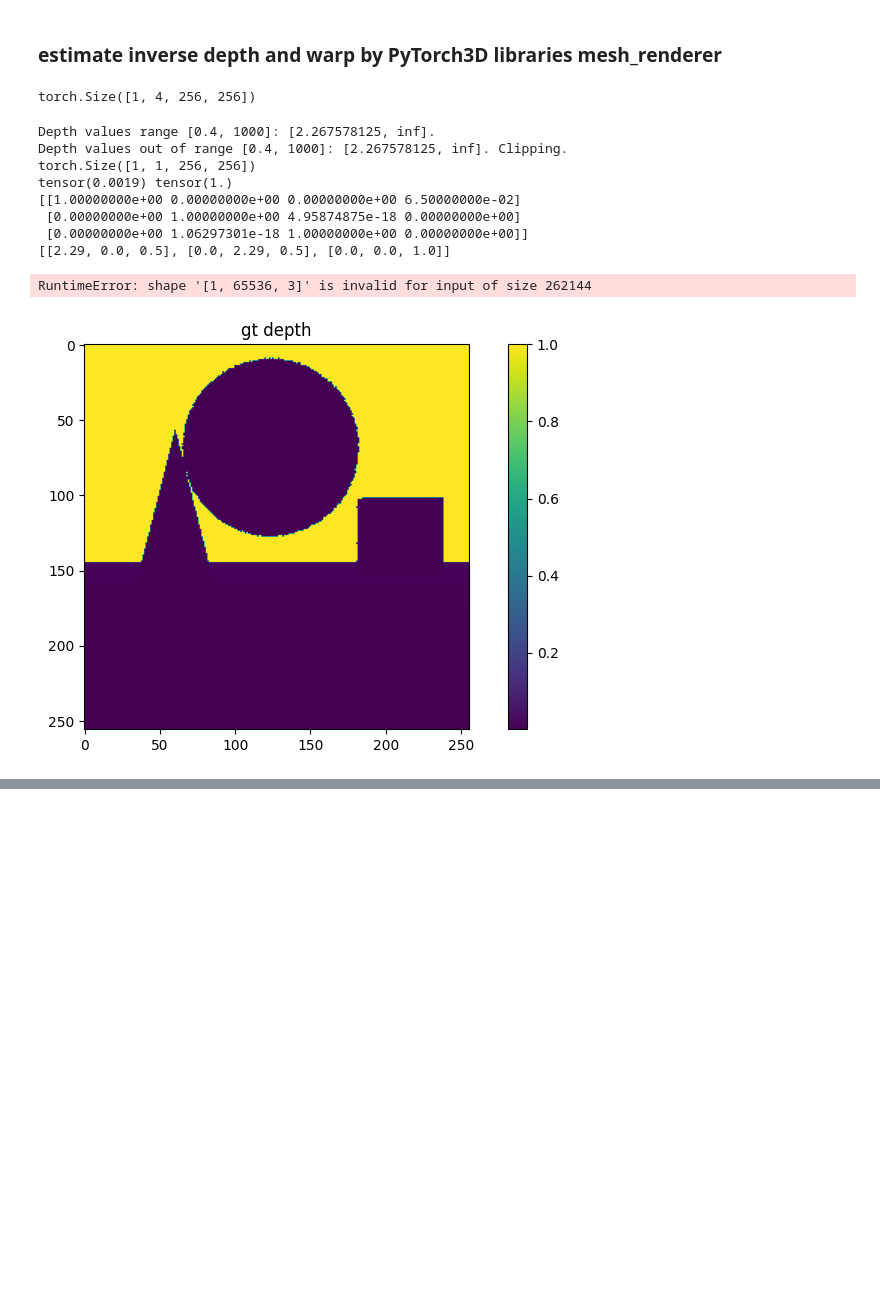
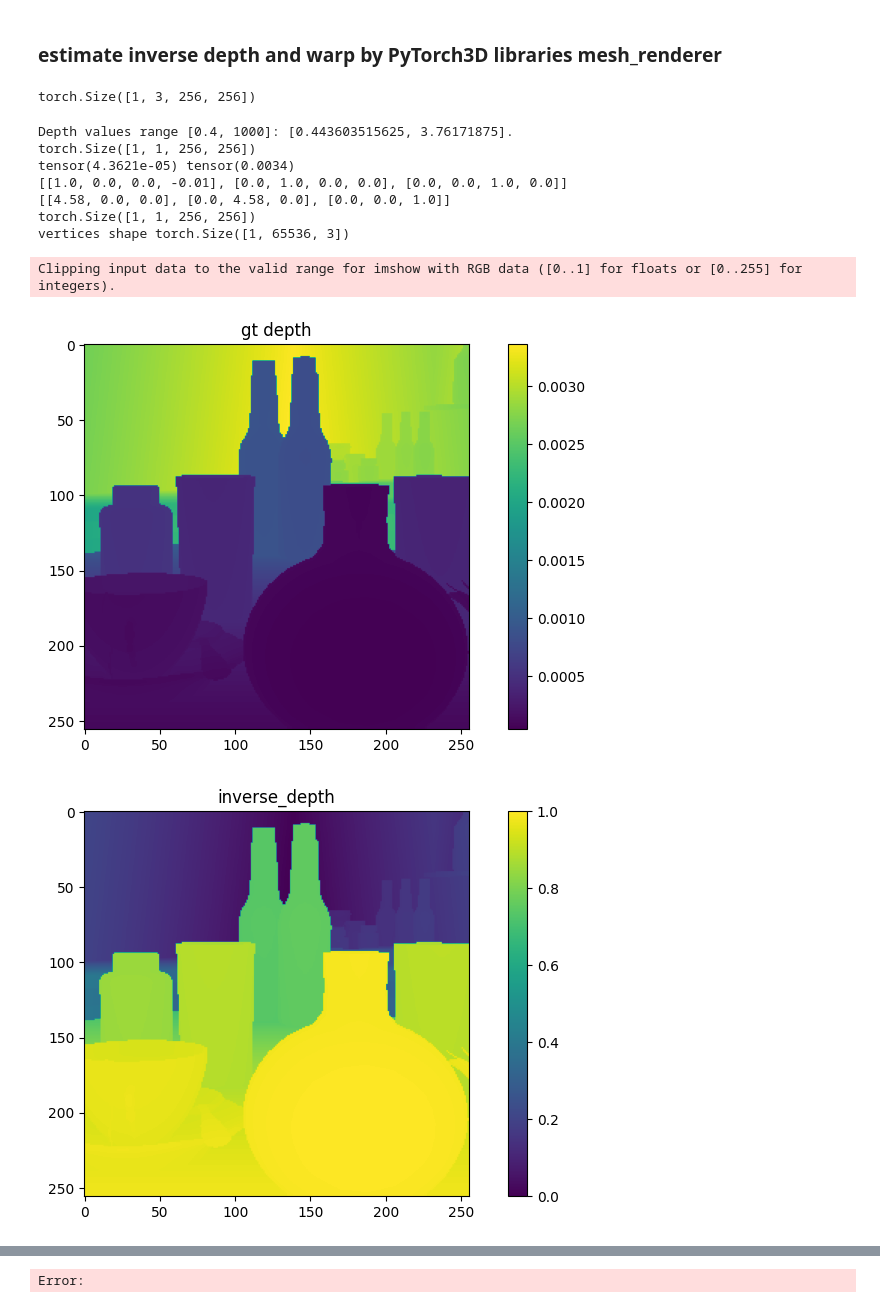
Before and after one commit to yagarin10-max/invdepth, a Jupyter notebook: src/warp_from_mesh.ipynb, the cells around one changed output, grey strips where cells are left out. Drawn from its saved outputs; the diff is of its cells as text; code cells hidden in the pictures; blank space fills up the shorter version.

Commit message:
update params

```diff
--- a/src/warp_from_mesh.ipynb
+++ b/src/warp_from_mesh.ipynb
@@ -400,7 +411,7 @@ def construct_mesh(image, depth, cam_int, device):
 # %%
 # import tensorflow
 # Ground truth depthの読み込み
-exr_path = "/home/rintoyagawa/ssd2/Code/invdepth/data/depths/debugdepth.exr"
+exr_path = "/home/rintoyagawa/ssd2/Code/invdepth/data/depths/depth.exr"
 z_min, z_max = 0.4, 1000
 
 def norm_depth(
@@ -443,12 +454,12 @@ def warp_with_inverse_depth_mesh(image, depth, device, K, RT_ref_to_view):
 # results
 # Load images
 
-img0, img1, img2 = load_images("/home/rintoyagawa/ssd2/Code/invdepth/data/images/debugleft.png"
-, "/home/rintoyagawa/ssd2/Code/invdepth/data/images/debugright.png",
-                                "/home/rintoyagawa/ssd2/Code/invdepth/data/images/debugright.png")
-# img0, img1, img2 = load_images("/home/rintoyagawa/ssd2/Code/invde.png"
-# , "/home/rintoyagawa/ssd2/Code/invdepth/data/images/wood_mbs_dataB20_v1.png",
-#                                 "/home/rintoyagawa/ssd2/Code/invdepth/data/images/wood_mbs_dataB20_vpth/data/images/wood_mbs_dataB20_v02.png")
+# img0, img1, img2 = load_images("/home/rintoyagawa/ssd2/Code/invdepth/data/images/debugleft.png"
+# , "/home/rintoyagawa/ssd2/Code/invdepth/data/images/debugright.png",
+#                                 "/home/rintoyagawa/ssd2/Code/invdepth/data/images/debugright.png")
+img0, img1, img2 = load_images("/home/rintoyagawa/ssd2/Code/invdepth/data/images/wood_mbs_dataB20_v0.png"
+, "/home/rintoyagawa/ssd2/Code/invdepth/data/images/wood_mbs_dataB20_v1.png",
+                                "/home/rintoyagawa/ssd2/Code/invdepth/data/images/wood_mbs_dataB20_v2.png")
 scene_depth = 1.65  # meters, adjust based on your scene
 # Blender settings
 interocular_distance = 0.02  # meters, adjust based on your Blender setting
@@ -462,24 +473,18 @@ base2 = interocular_distance * 2
 use_meshrenderer = True
 print(img0.shape)
 b, c, h, w = img0.shape
-# ref_params = {
-#     "location": [-68.599, -150.685, 119.469],
-#     "rotation": [84.0, 0.0, 226.0]}
-# target_params_1 = {
-#     "location": [-68.606, -150.692, 119.469],
-    # "rotation": [84.0, 0.0, 226.0]}
 ref_params = {
-    "location": [-0.0325, 0.0, 0.0],
-    "rotation": [1.57, 0.0, 0.0]}
+    "location": [-68.599, -150.685, 119.469],
+    "rotation": [84.0, 0.0, 226.0]}
 target_params_1 = {
-    "location": [0.0325, 0.0, 0.0],
-    "rotation": [1.57, 0.0, 0.0]}
+    "location": [-68.606, -150.692, 119.469],
+    "rotation": [84.0, 0.0, 226.0]}
 target_params_2 = {
     "location": [-68.613, -150.699, 119.469],
     "rotation": [84.0, 0.0, 226.0]}
 # results = train_inverse_depth(img0, img1, img2, focal_length_m, sensor_width_m, use_meshrenderer, device, locations=[ref_params['location'], target_params_1['location'], target_params_2['location']], rotations=[ref_params['rotation'], target_params_1['rotation'], target_params_2['rotation']], use_patch_loss=False)
 # %% [output]
-torch.Size([1, 4, 256, 256])
+torch.Size([1, 3, 256, 256])
 # %%
 import OpenEXR
 exr_file = OpenEXR.InputFile(exr_path)
@@ -512,48 +517,48 @@ _, RT1 = get_camera_matrices(w, h, focal_length_m, sensor_width_m, target_params
 _, RT2 = get_camera_matrices(w, h, focal_length_m, sensor_width_m, target_params_2['location'], target_params_2['rotation'])
 RT_ref_to_1 = compute_relative_transform(RT_ref, RT1)
 RT_ref_to_2 = compute_relative_transform(RT_ref, RT2)
-# RT_ref_to_1 = [[1.0000, 0.0000, 0.0000, -0.07],
-#                 [0.0000, 1.0000, 0.0000, 0.07],
-#                 [0.0000, 0.0000, 1.0000, 0.0000]]
-K = [[2.2900, 0.0000, 0.5000],
-    [0.0000, 2.2900, 0.5000],
+RT_ref_to_1 = [[1.0000, 0.0000, 0.0000, -0.01],
+                [0.0000, 1.0000, 0.0000, 0.00],
+                [0.0000, 0.0000, 1.0000, 0.0000]]
+K = [[4.5800, 0.0000, 0.000],
+    [0.0000, 4.5800, 0.000],
     [0.0000, 0.0000, 1.0000]]
 print(RT_ref_to_1)
 print(K)
 pred_img1, mask1 = warp_with_inverse_depth_mesh(
 img0,
 gt_depth,
 device,
 K,
 RT_ref_to_1
 )
 # pred_img1, mask1 = warp_with_inverse_depth_projection(
 # img0,
 # gt_depth,
 # device,
 # K,
 # RT_ref_to_1
 # )
 
 plt.figure(figsize=(10, 5))
 plt.subplot(121)
 plt.imshow(img1.permute(0,2,3,1).squeeze(0).cpu().detach().numpy()) #, cmap='gray') # Call detach() before converting to NumPy array.
 plt.title('Ground Truth Image 1')
 
 plt.subplot(122)
 plt.imshow(pred_img1.permute(0,2,3,1).squeeze(0).cpu().detach().numpy()) #, cmap='gray') # Call detach() before converting to NumPy array.
 plt.title('Predicted Image 1')
 
 plt.tight_layout()
 plt.show()
 # %% [output]
-Depth values range [0.4, 1000]: [2.267578125, inf].
-Depth values out of range [0.4, 1000]: [2.267578125, inf]. Clipping.
+Depth values range [0.4, 1000]: [0.443603515625, 3.76171875].
 torch.Size([1, 1, 256, 256])
-tensor(0.0019) tensor(1.)
-[[1.00000000e+00 0.00000000e+00 0.00000000e+00 6.50000000e-02]
- [0.00000000e+00 1.00000000e+00 4.95874875e-18 0.00000000e+00]
- [0.00000000e+00 1.06297301e-18 1.00000000e+00 0.00000000e+00]]
-[[2.29, 0.0, 0.5], [0.0, 2.29, 0.5], [0.0, 0.0, 1.0]]
+tensor(4.3621e-05) tensor(0.0034)
+[[1.0, 0.0, 0.0, -0.01], [0.0, 1.0, 0.0, 0.0], [0.0, 0.0, 1.0, 0.0]]
+[[4.58, 0.0, 0.0], [0.0, 4.58, 0.0], [0.0, 0.0, 1.0]]
+torch.Size([1, 1, 256, 256])
+vertices shape torch.Size([1, 65536, 3])
-RuntimeError: shape '[1, 65536, 3]' is invalid for input of size 262144
+Clipping input data to the valid range for imshow with RGB data ([0..1] for floats or [0..255] for integers).
-[figure, old version]
+[figure, new version]
+[figure, added]
@@ -559,0 +568 @@ RuntimeError: shape '[1, 65536, 3]' is invalid for input of size 262144
+Error:
```
Also changed, not shown: parts of 3 cells of this notebook, 10 other files.
